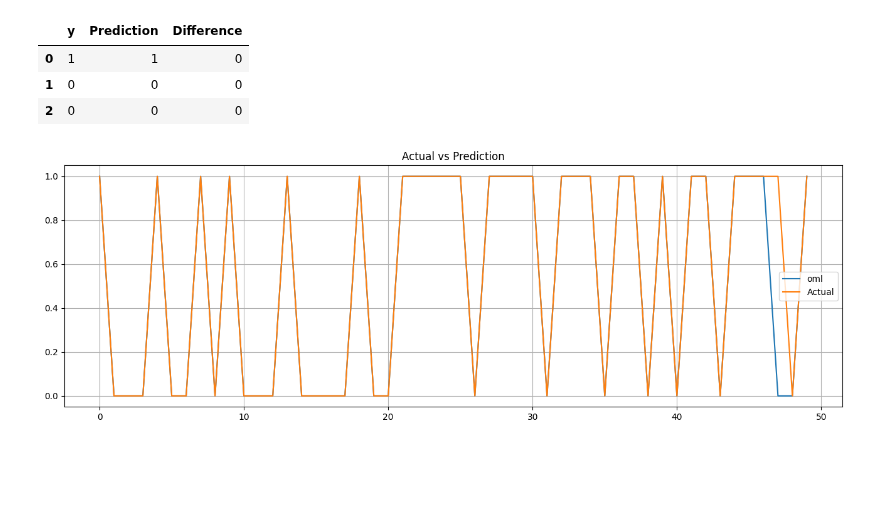
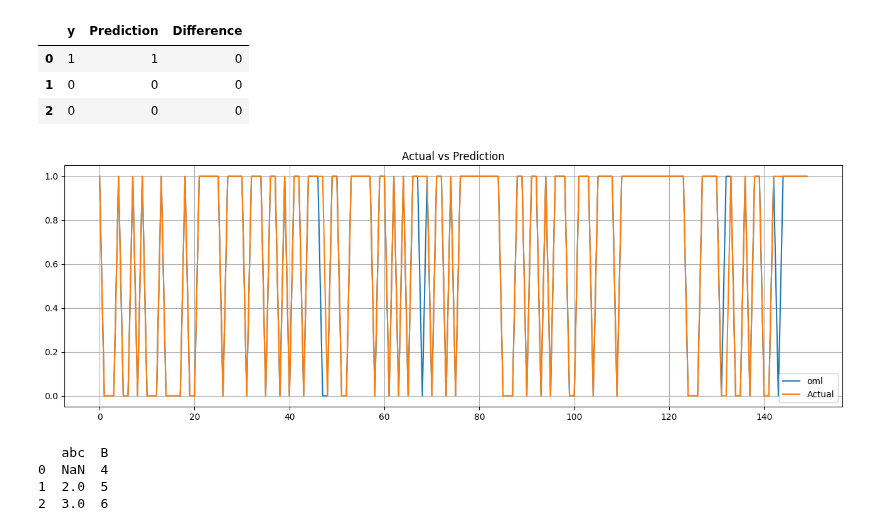
Before and after one commit to sequential-parameter-optimization/spotRiver, a Jupyter notebook: notebooks/00_tests.ipynb, the cells around one changed output. Drawn from its saved outputs; the diff is of its cells as text; code cells hidden in the pictures; blank space fills up the shorter version.

```diff
--- a/notebooks/00_tests.ipynb
+++ b/notebooks/00_tests.ipynb
@@ -1335,6 +1335,24 @@ fig_height=5,
     plt.legend()
 plt.show()
 # %%
-plot_bml_oml_horizon_predictions(df_true = [df_true_oml_lm[0:50]], target_column=target_column,  df_labels=df_labels)
+plot_bml_oml_horizon_predictions(df_true = [df_true_oml_lm[0:150]], target_column=target_column,  df_labels=df_labels)
 # %% [output]
-[figure, old version]
+[figure, new version]
+# %%
+import pandas as pd
+import numpy as np
+
+# Create a sample DataFrame
+data = {'abc': [1, 2, 3], 'B': [4, 5, 6]}
+df = pd.DataFrame(data)
+
+# Set the first n rows in column "abc" to np.nan
+n = 1
+df.loc[:n-1,'abc'] = np.nan
+
+print(df)
+# %% [output]
+   abc  B
+0  NaN  4
+1  2.0  5
+2  3.0  6
```
Also changed, not shown: 2 other files.
